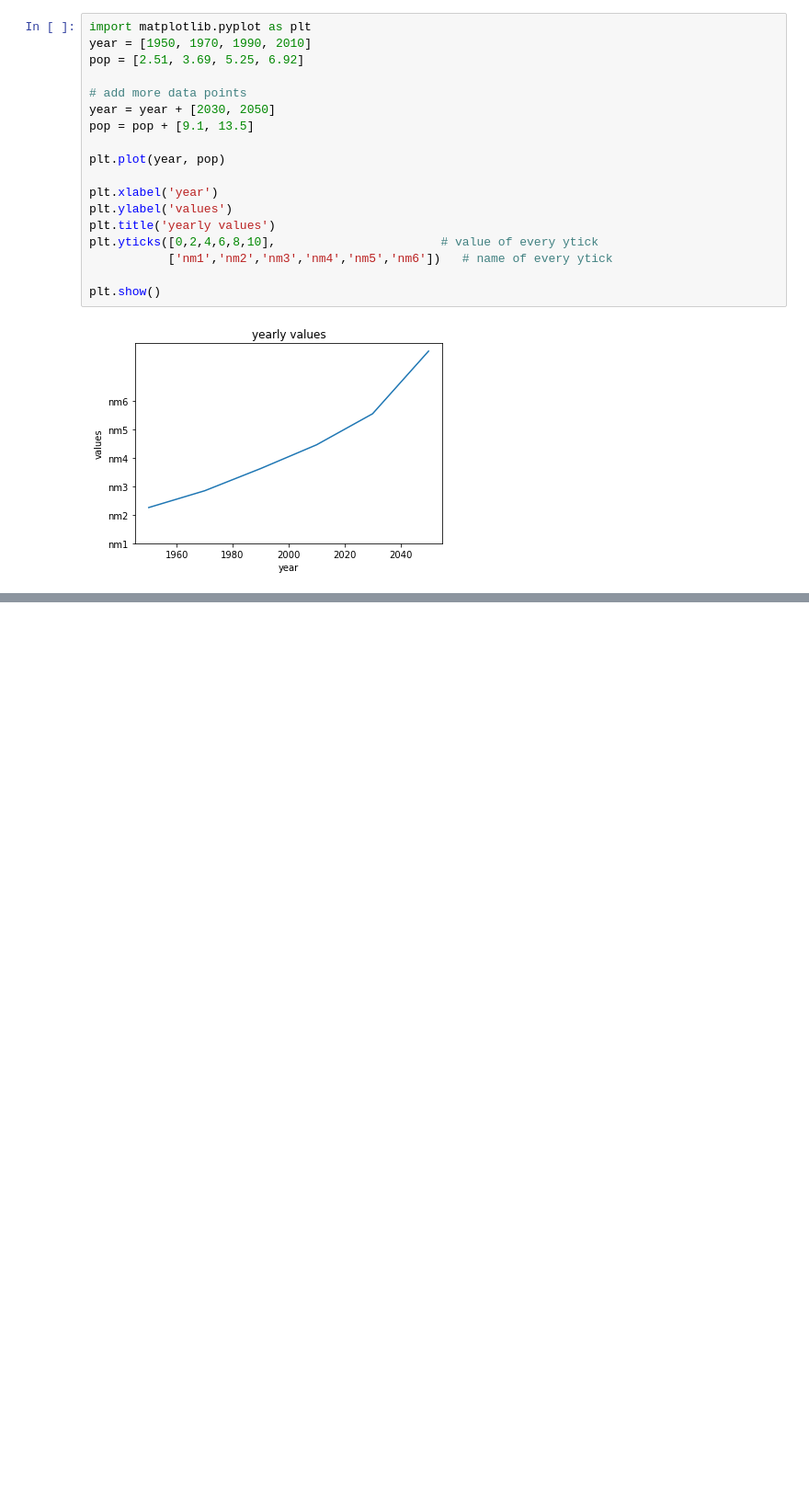
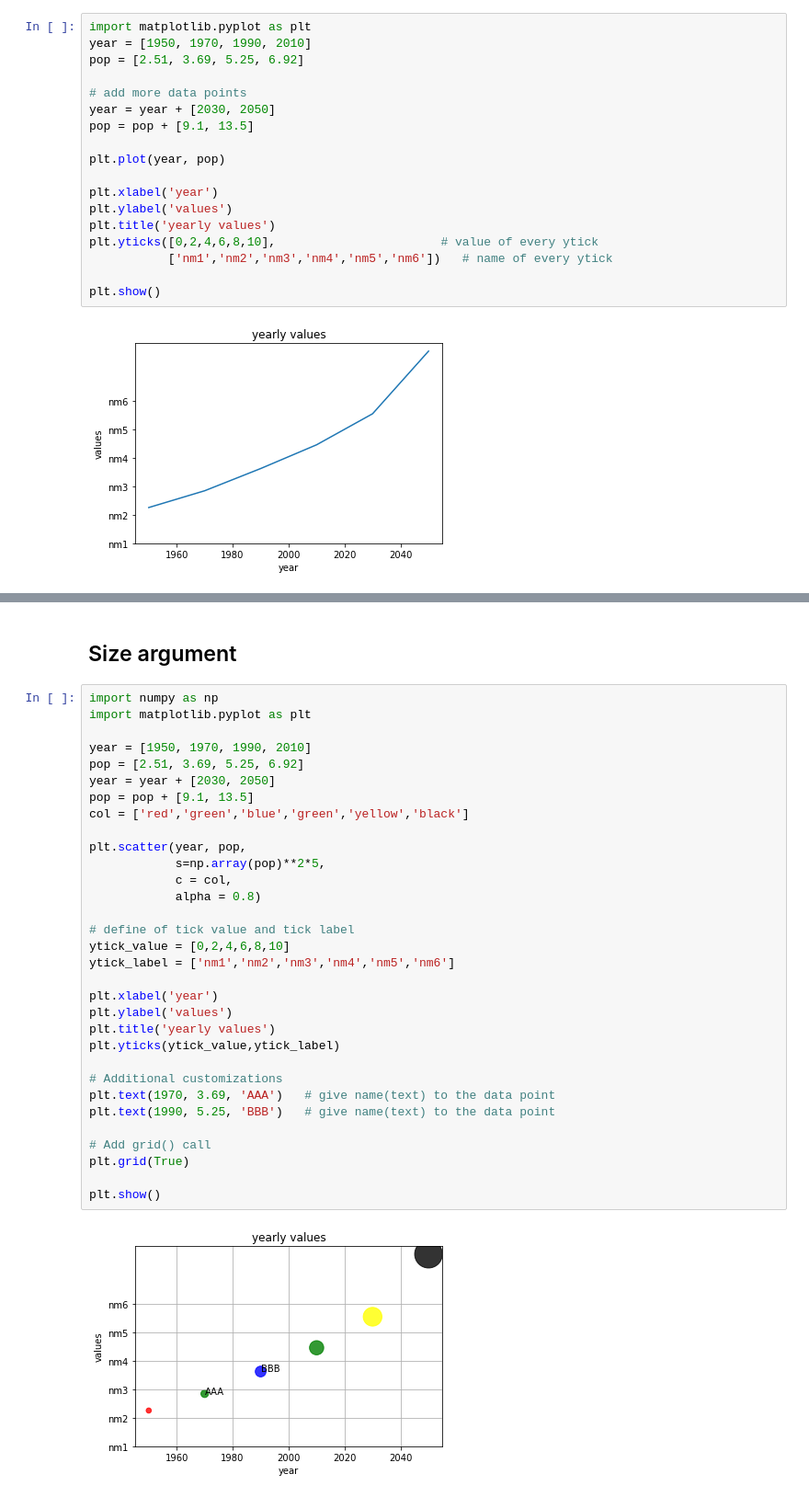
Before and after one commit to hwan141592/WILT, a Jupyter notebook: [DC_DS_P] 01.ipynb, the cells around one changed output, grey strips where cells are left out. Shown at 92% size. Cells and saved outputs as stored; diff of their text form; blank space fills up the shorter version.

```diff
--- a/[DC_DS_P] 01.ipynb
+++ b/[DC_DS_P] 01.ipynb
@@ -207,0 +229,36 @@ plt.show()
+# %% [markdown]
+## Size argument
+# %%
+import numpy as np
+import matplotlib.pyplot as plt
+
+year = [1950, 1970, 1990, 2010]
+pop = [2.51, 3.69, 5.25, 6.92]
+year = year + [2030, 2050]
+pop = pop + [9.1, 13.5]
+col = ['red','green','blue','green','yellow','black']
+
+plt.scatter(year, pop,
+            s=np.array(pop)**2*5,
+            c = col,
+            alpha = 0.8)
+
+# define of tick value and tick label
+ytick_value = [0,2,4,6,8,10]
+ytick_label = ['nm1','nm2','nm3','nm4','nm5','nm6']
+
+plt.xlabel('year')
+plt.ylabel('values')
+plt.title('yearly values')
+plt.yticks(ytick_value,ytick_label)
+
+# Additional customizations
+plt.text(1970, 3.69, 'AAA')   # give name(text) to the data point
+plt.text(1990, 5.25, 'BBB')   # give name(text) to the data point
+
+# Add grid() call
+plt.grid(True)
+
+plt.show()
+# %% [output]
+[figure, added]
```
Also changed, not shown: parts of 1 cell of this notebook.
